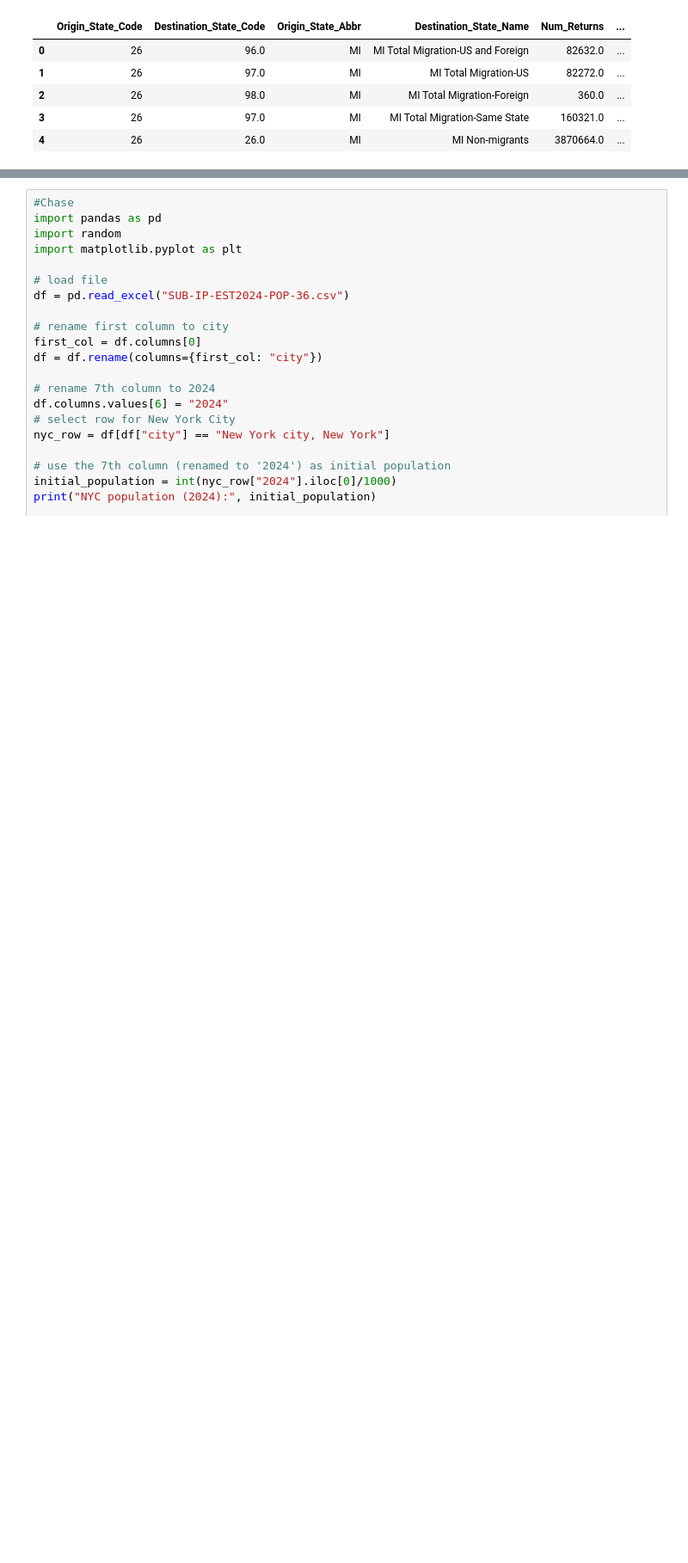
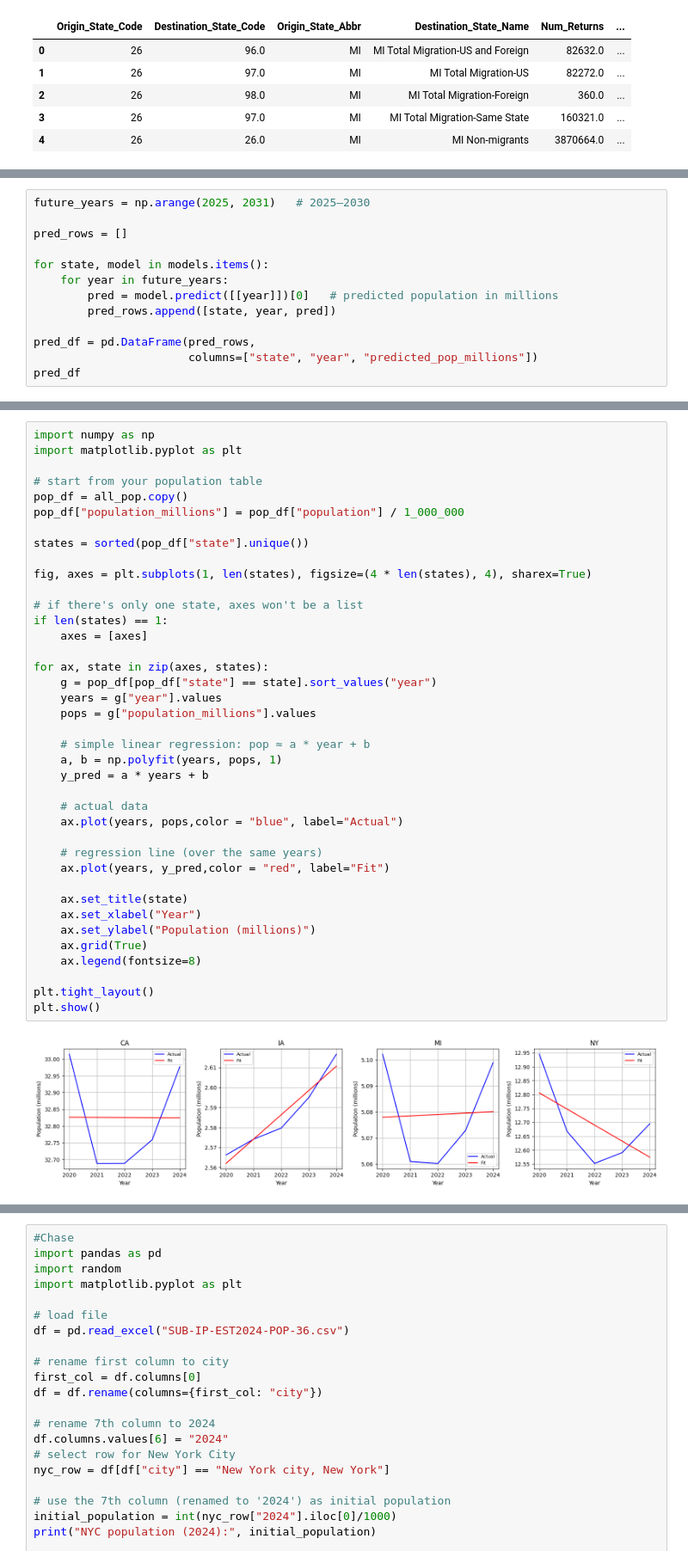
Before and after one commit to chasefrerichs/Group11_semester_project, a Jupyter notebook: Experimental_file.ipynb, the cells around one changed output, grey strips where cells are left out. Shown: that part at 86% size. Cells and saved outputs as stored; diff of their text form; blank space fills up the shorter version.

Commit message:
Adding the regression fit

```diff
--- a/Experimental_file.ipynb
+++ b/Experimental_file.ipynb
@@ -456,0 +646,13 @@ mi_state_outflow_df.head()
+# %%
+future_years = np.arange(2025, 2031)   # 2025–2030
+
+pred_rows = []
+
+for state, model in models.items():
+    for year in future_years:
+        pred = model.predict([[year]])[0]   # predicted population in millions
+        pred_rows.append([state, year, pred])
+
+pred_df = pd.DataFrame(pred_rows,
+                       columns=["state", "year", "predicted_pop_millions"])
+pred_df
@@ -456,0 +677,41 @@ mi_state_outflow_df.head()
+# %%
+import numpy as np
+import matplotlib.pyplot as plt
+
+# start from your population table
+pop_df = all_pop.copy()
+pop_df["population_millions"] = pop_df["population"] / 1_000_000
+
+states = sorted(pop_df["state"].unique())
+
+fig, axes = plt.subplots(1, len(states), figsize=(4 * len(states), 4), sharex=True)
+
+# if there's only one state, axes won't be a list
+if len(states) == 1:
+    axes = [axes]
+
+for ax, state in zip(axes, states):
+    g = pop_df[pop_df["state"] == state].sort_values("year")
+    years = g["year"].values
+    pops = g["population_millions"].values
+
+    # simple linear regression: pop ≈ a * year + b
+    a, b = np.polyfit(years, pops, 1)
+    y_pred = a * years + b
+
+    # actual data
+    ax.plot(years, pops,color = "blue", label="Actual")
+
+    # regression line (over the same years)
+    ax.plot(years, y_pred,color = "red", label="Fit")
+
+    ax.set_title(state)
+    ax.set_xlabel("Year")
+    ax.set_ylabel("Population (millions)")
+    ax.grid(True)
+    ax.legend(fontsize=8)
+
+plt.tight_layout()
+plt.show()
+# %% [output]
+[figure, added]
```
Also changed, not shown: parts of 11 cells of this notebook.
